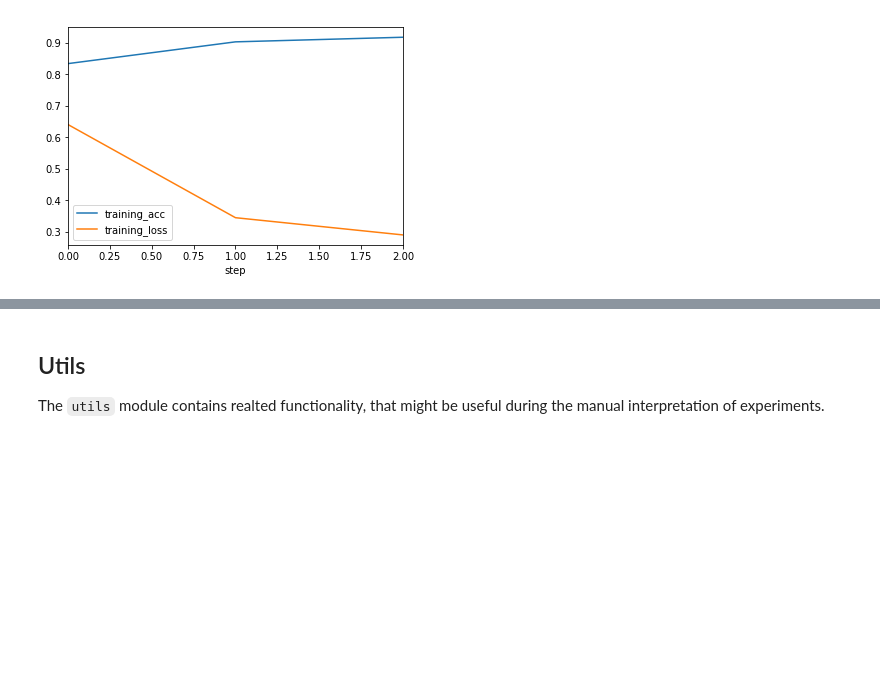
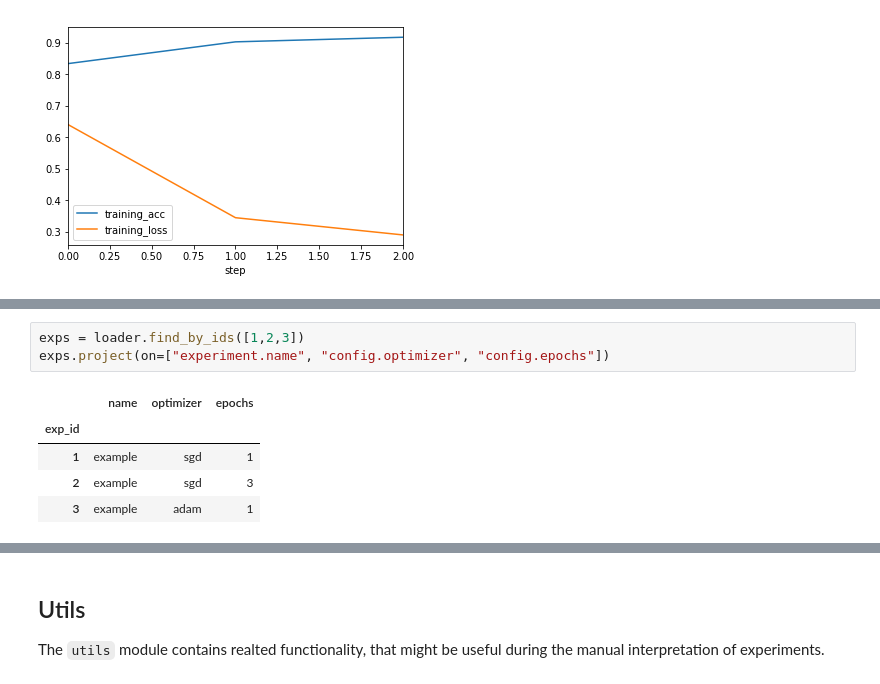
Before and after one commit to JarnoRFB/incense, a Jupyter notebook: demo.ipynb, the cells around one changed output, grey strips where cells are left out. Cells and saved outputs as stored; diff of their text form; blank space fills up the shorter version.

```diff
--- a/demo.ipynb
+++ b/demo.ipynb
@@ -210,0 +215,9 @@ plt.legend()
+# %%
+exps = loader.find_by_ids([1,2,3])
+exps.project(on=["experiment.name", "config.optimizer", "config.epochs"])
+# %% [output]
+|  | name | optimizer | epochs |
+| exp_id |  |  |  |
+| 1 | example | sgd | 1 |
+| 2 | example | sgd | 3 |
+| 3 | example | adam | 1 |
```
Also changed, not shown: parts of 11 cells of this notebook, 13 other files.
